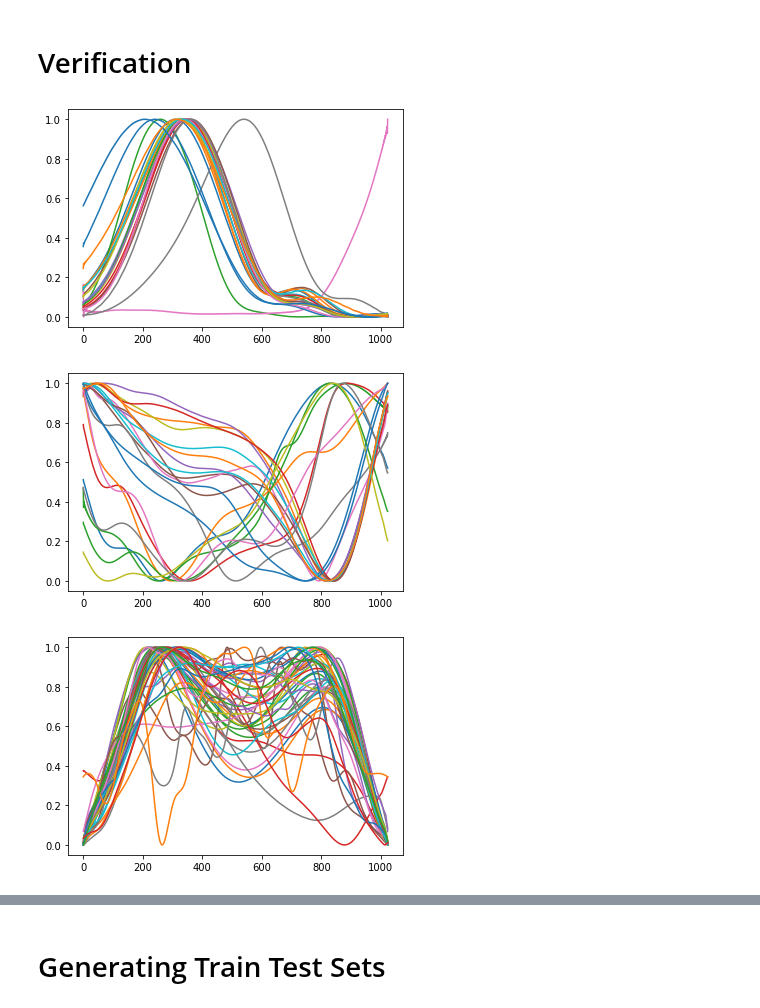
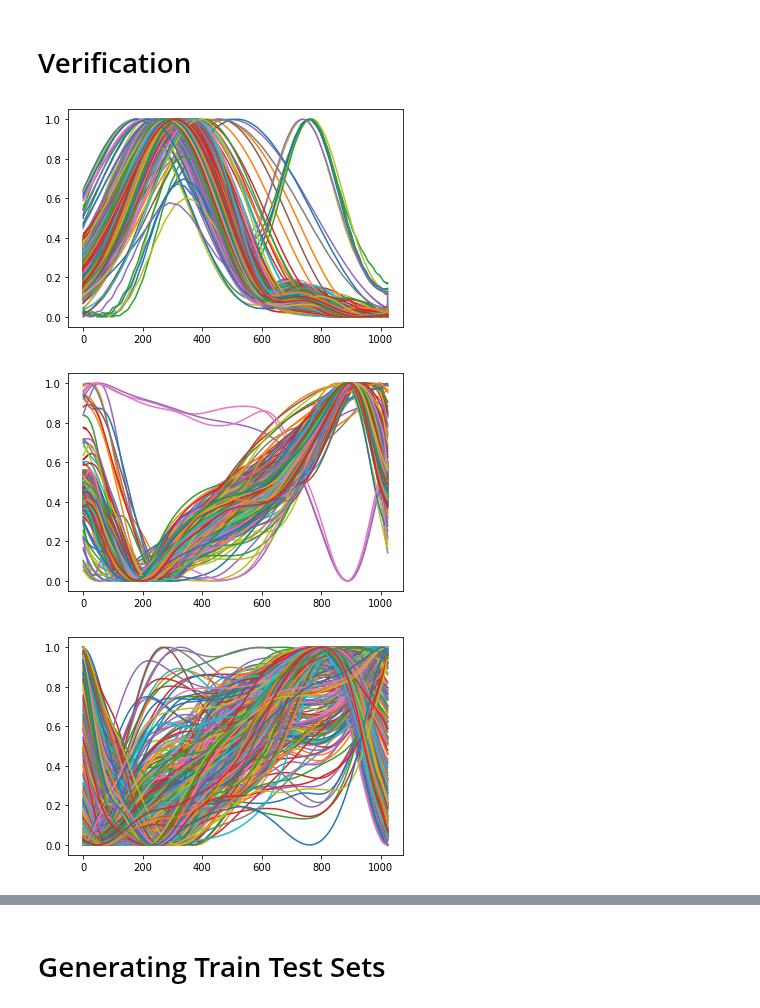
Before and after one commit to atick-faisal/GRF-Synthesis-from-Motion-Trajectories, a Jupyter notebook: src/preprocessing/process_dataset_1_alt.ipynb, the cells around one changed output, grey strips where cells are left out. Saved outputs shown, nothing was run; the diff lists cells and outputs as text; code cells hidden in the pictures.

```diff
--- a/src/preprocessing/process_dataset_1_alt.ipynb
+++ b/src/preprocessing/process_dataset_1_alt.ipynb
@@ -270,7 +261,7 @@ records = []
 n_samples = 0
 n_bad_samples = 0
 
-subjects = subjects[:18]
+# subjects = subjects[:18]
 
 for subject in tqdm(subjects):
     #     print(subject)
@@ -279,6 +270,9 @@ for subject in tqdm(subjects):
     for filename in files:
 
         if "ST" in filename:
+            continue
+
+        if "C4" not in filename:
             continue
 
         # print(subject, filename, end=' ')
@@ -474,19 +468,19 @@ for subject in tqdm(subjects):
             if np.mean(force_x_l) < 0:
                 force_x_l = -force_x_l
 
-            if np.mean(moment_x_r) < 0:
+            if np.mean(moment_y_r) < 0:
+                moment_y_r = -moment_y_r
+            if np.mean(moment_y_l) < 0:
+                moment_y_l = -moment_y_l
+
+            if np.mean(moment_x_r[: int(N_SAMPLES / 2)]) > np.mean(moment_x_r[int(N_SAMPLES / 2):]):
                 moment_x_r = -moment_x_r
-            if np.mean(moment_x_l) < 0:
+            if np.mean(moment_x_l[: int(N_SAMPLES / 2)]) > np.mean(moment_x_l[int(N_SAMPLES / 2):]):
                 moment_x_l = -moment_x_l
 
-            if np.mean(moment_y_r[: int(N_SAMPLES / 2)]) > 0:
-                moment_y_r = -moment_y_r
-            if np.mean(moment_y_l[: int(N_SAMPLES / 2)]) > 0:
-                moment_y_l = -moment_y_l
-
-            if np.mean(moment_z_r[: int(N_SAMPLES / 2)]) > 0:
+            if np.mean(moment_z_r[: int(N_SAMPLES / 2)]) < np.mean(moment_z_r[int(N_SAMPLES / 2):]):
                 moment_z_r = -moment_z_r
-            if np.mean(moment_z_l[: int(N_SAMPLES / 2)]) > 0:
+            if np.mean(moment_z_l[: int(N_SAMPLES / 2)]) < np.mean(moment_z_l[int(N_SAMPLES / 2):]):
                 moment_z_l = -moment_z_l
 
             # if np.mean(moment_y_r) < 0:
@@ -612,7 +606,8 @@ for subject in tqdm(subjects):
 
             _target = pd.concat([_target_r, _target_l], axis=0)
 
-            features = pd.concat([features, _features], axis=0, ignore_index=True)
+            features = pd.concat([features, _features],
+                                 axis=0, ignore_index=True)
             target = pd.concat([target, _target], axis=0, ignore_index=True)
 
             # print('5')
@@ -643,16 +668,16 @@ x = features['fal_z'].to_numpy().reshape(-1, N_SAMPLES)
 for i in range(x.shape[0]):
     plt.plot(x[i, :])
 # %% [output]
-[figure, old version]
+[figure, new version]
 # %%
-y = target['my'].to_numpy().reshape(-1, N_SAMPLES)
+y = target['fy'].to_numpy().reshape(-1, N_SAMPLES)
 for i in range(y.shape[0]):
     plt.plot(y[i, :])
 # %% [output]
-[figure, old version]
+[figure, new version]
 # %%
 y = target['mx'].to_numpy().reshape(-1, N_SAMPLES)
 for i in range(y.shape[0]):
     plt.plot(y[i, :])
 # %% [output]
-[figure, old version]
+[figure, new version]
```
Also changed, not shown: parts of 21 cells of this notebook, 2 other files.
